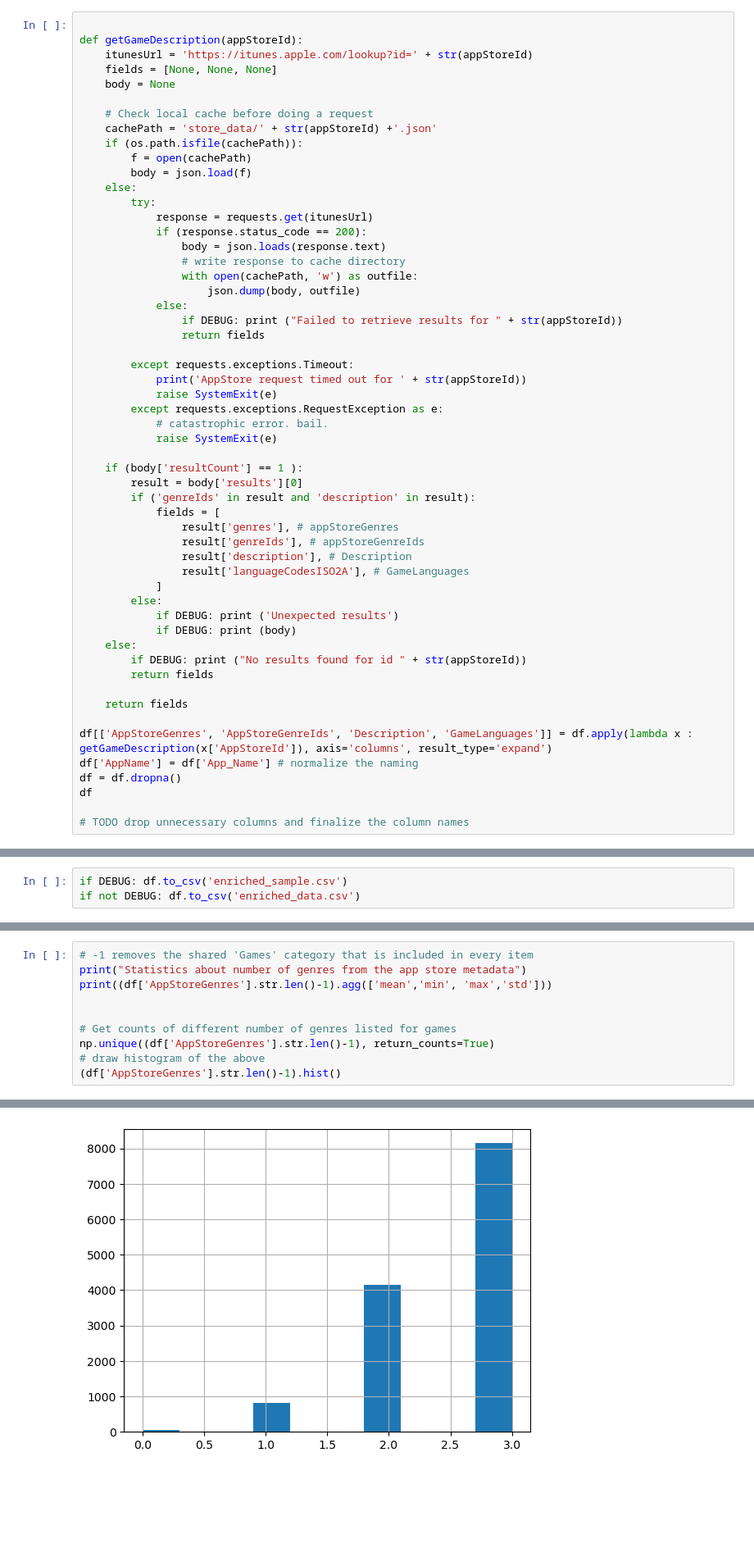
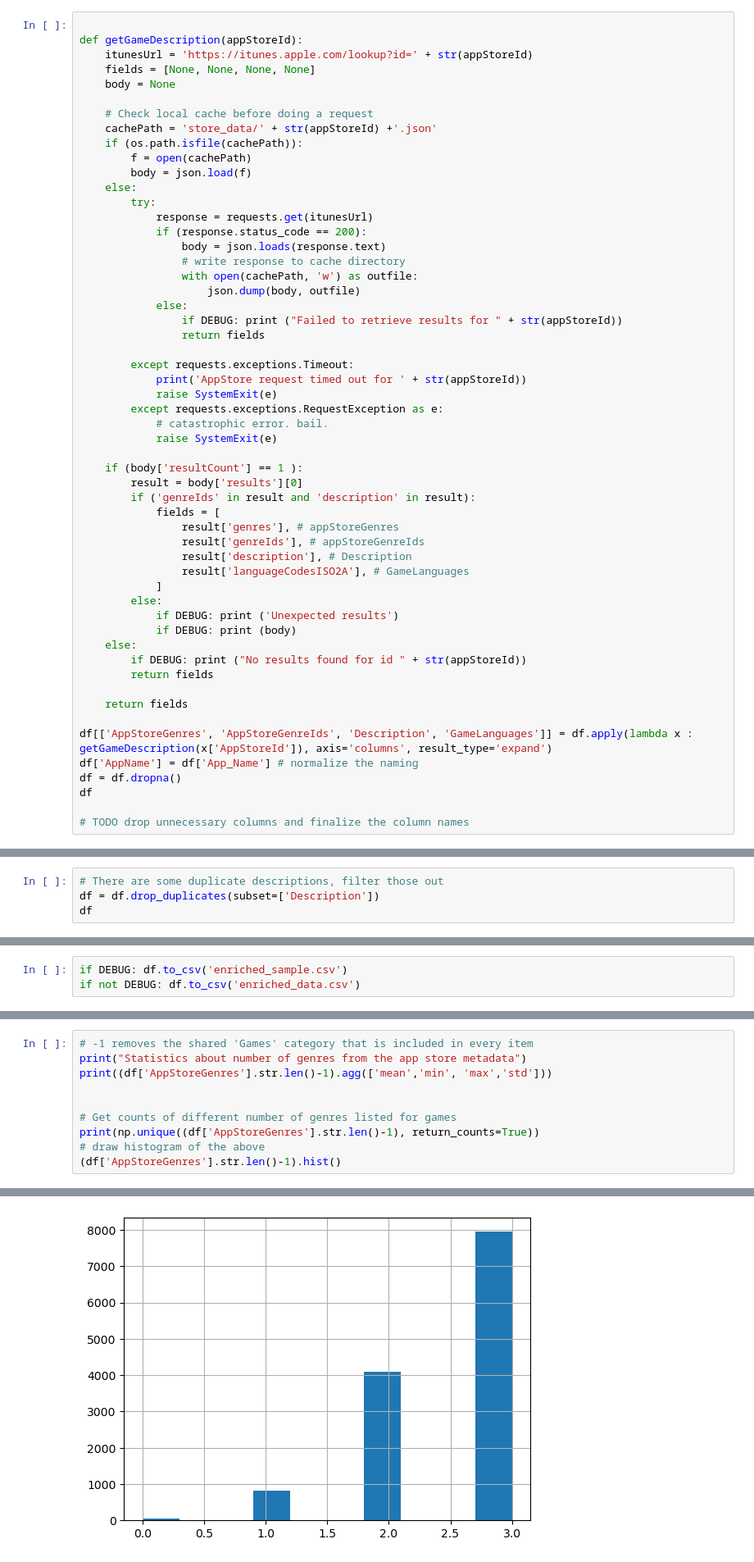
Before and after one commit to tsido/lda-thesis, a Jupyter notebook: data/generate_game_descriptions.ipynb, the cells around one changed output, grey strips where cells are left out. Shown: that part at 82% size. Drawn from its saved outputs; the diff is of its cells as text; blank space fills up the shorter version.

```diff
--- a/data/generate_game_descriptions.ipynb
+++ b/data/generate_game_descriptions.ipynb
@@ -71,7 +67,7 @@ df.shape
 
 def getGameDescription(appStoreId):
     itunesUrl = 'https://itunes.apple.com/lookup?id=' + str(appStoreId)
-    fields = [None, None, None]
+    fields = [None, None, None, None]
     body = None
 
     # Check local cache before doing a request
@@ -158,3 +154,7 @@ Number of rows: 13174
 # Filter out non english games (note that this will still leave some non-english game
 # descriptions since the data doesn't always seem to be correct!)
 df = df[df['GameLanguages'].str.contains('EN', regex=False)]
+# %%
+# There are some duplicate descriptions, filter those out
+df = df.drop_duplicates(subset=['Description'])
+df
@@ -313,7 +371,7 @@ print((df['AppStoreGenres'].str.len()-1).agg(['mean','min', 'max','std']))
 
 
 # Get counts of different number of genres listed for games
-np.unique((df['AppStoreGenres'].str.len()-1), return_counts=True)
+print(np.unique((df['AppStoreGenres'].str.len()-1), return_counts=True))
 # draw histogram of the above
 (df['AppStoreGenres'].str.len()-1).hist()
 # %% [output]
@@ -327,4 +386,4 @@ Name: AppStoreGenres, dtype: float64
-[figure, old version]
+[figure, new version]
 # %%
 all_categories = np.array(sum(df['AppStoreGenres'].values.tolist(), []))
 # convert codes to readable categories
```
Also changed, not shown: parts of 15 cells of this notebook.
